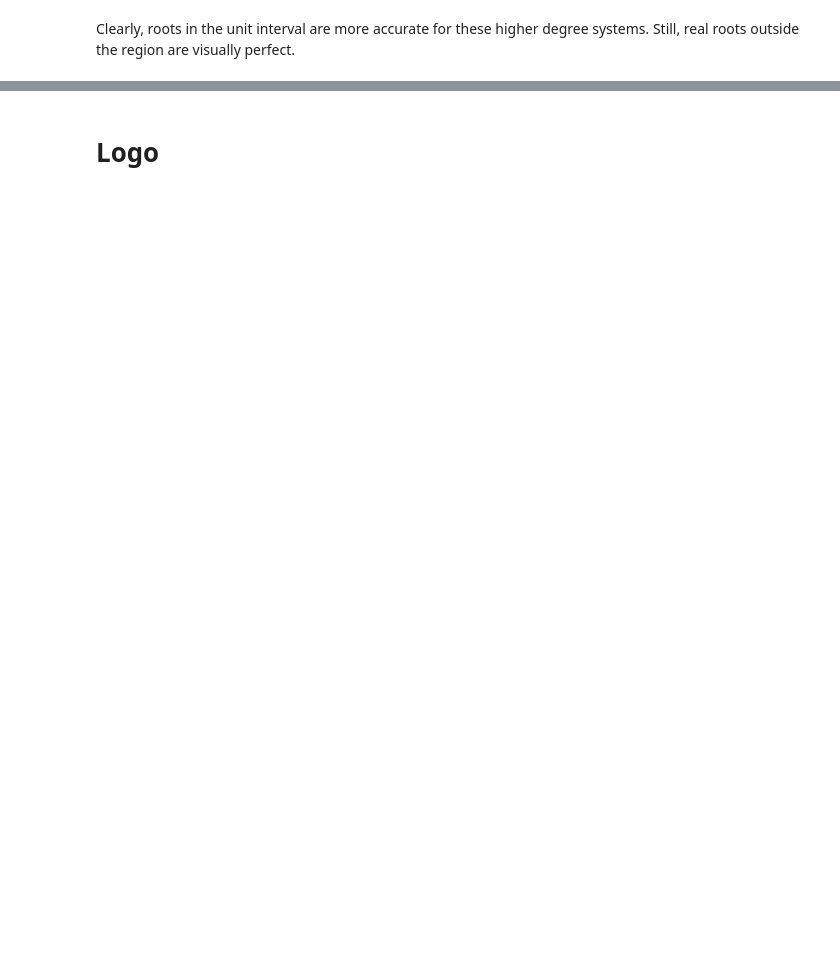
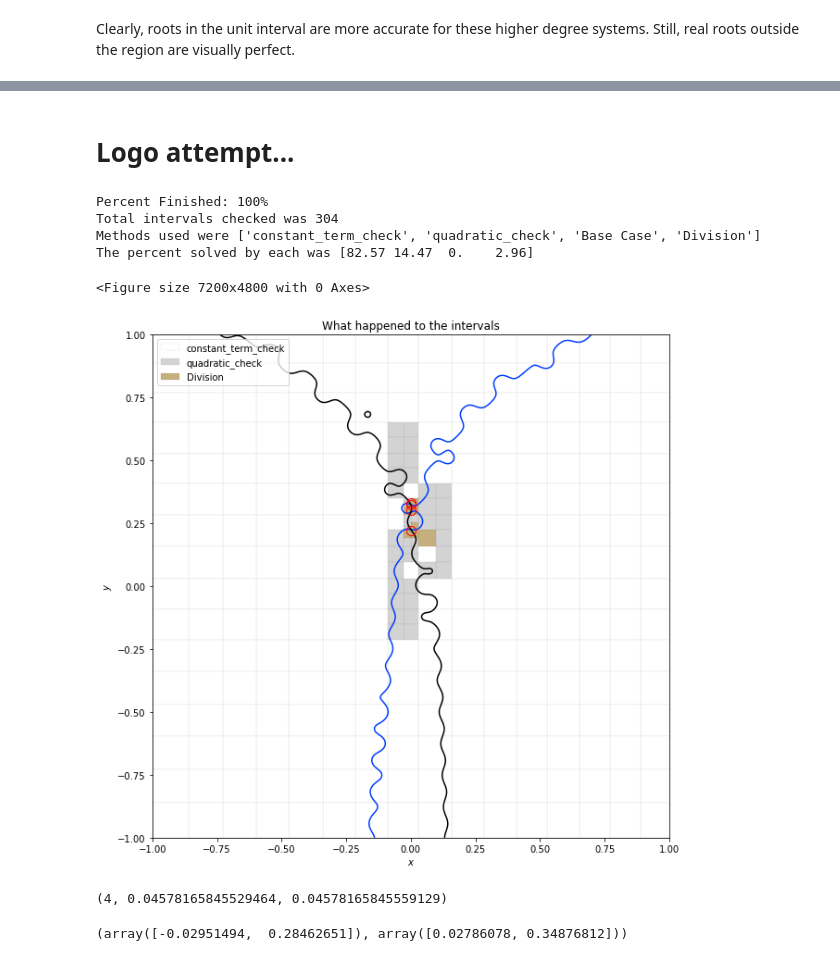
Before and after one commit to tylerjarvis/RootFinding, a Jupyter notebook: DemoNotebook.ipynb, the cells around one changed output, grey strips where cells are left out. Cells and saved outputs as stored; diff of their text form; code cells hidden in the pictures; blank space fills up the shorter version.

```diff
--- a/DemoNotebook.ipynb
+++ b/DemoNotebook.ipynb
@@ -390,5 +562,5 @@ real_roots
 # %% [markdown]
-# Logo
+# Logo attempt...
 # %%
 #making logo
 one = lambda x,y: (y-.8)*(10*x+2.3)-.06*(2.5*x+2.3)**3+2+.2*np.sin(50*x)+.2*np.cos(50*y)
@@ -397,0 +568,16 @@ yr.solve([one,two],-np.ones(2),np.ones(2),plot=True,plot_intervals=True)
+# %%
+#TODO: why is there an extra root?
+# the roots it finds seem off enough that polishing makes them disappear since
+# they were found by the wrong division solver.
+# Maybe this is just an ill-conditioned problem
+zeros = yr.solve([one,two],-np.ones(2),np.ones(2),plot=True,plot_intervals=True, polish=False)
+#show the number of roots and maximal residuals
+zeros.shape[0],np.max(np.abs(one(zeros[:,0],zeros[:,1]))),np.max(np.abs(two(zeros[:,0],zeros[:,1])))
+# %% [output]
+Percent Finished: 100%
+Total intervals checked was 304
+Methods used were ['constant_term_check', 'quadratic_check', 'Base Case', 'Division']
+The percent solved by each was [82.57 14.47  0.    2.96]
+<Figure size 7200x4800 with 0 Axes>
+[figure, added]
+(4, 0.04578165845529464, 0.04578165845559129)
@@ -397,0 +602,5 @@ yr.solve([one,two],-np.ones(2),np.ones(2),plot=True,plot_intervals=True)
+# %%
+a,b = get_interval_2d([2,1,0,1,1])
+a,b
+# %% [output]
+(array([-0.02951494,  0.28462651]), array([0.02786078, 0.34876812]))
```
Also changed, not shown: parts of 38 cells of this notebook.
